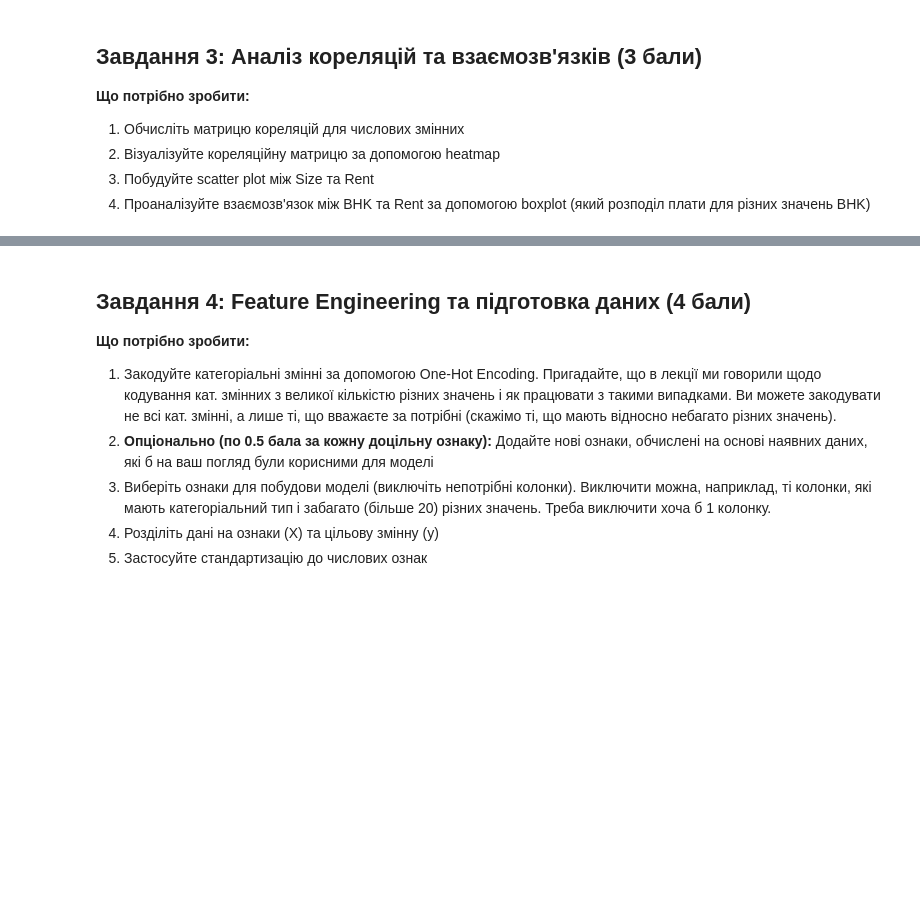
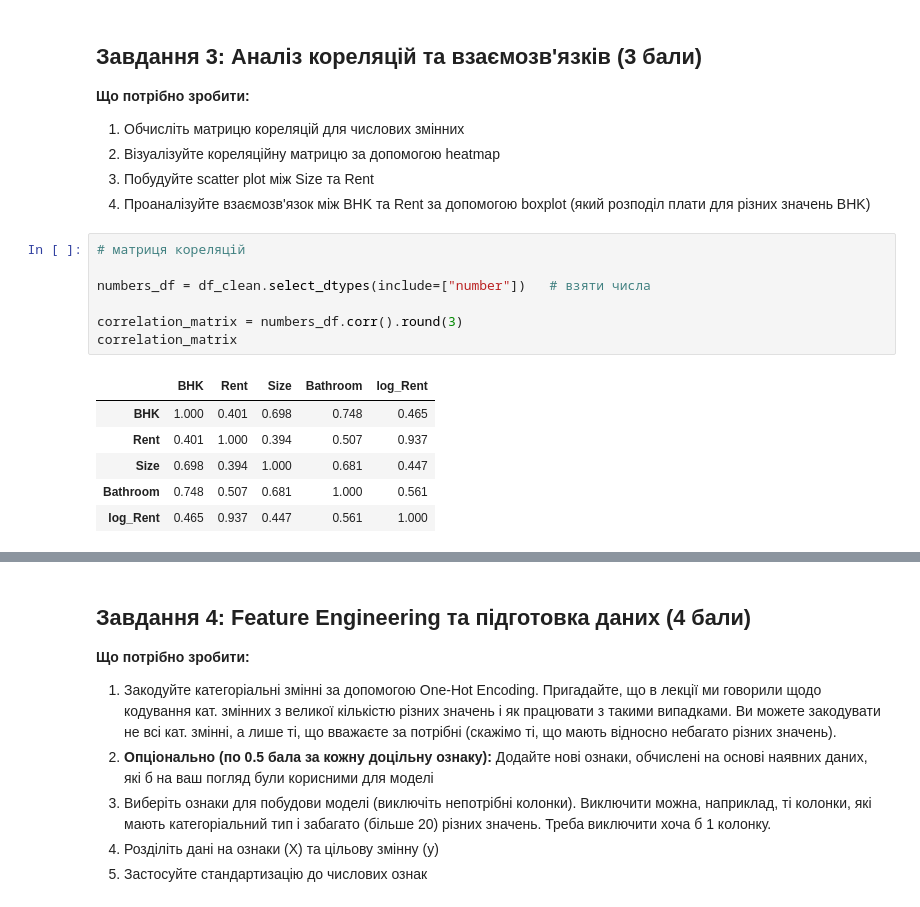
Before and after one commit to OlenaBabko/DataAnalytics_DataLovesAcademy, a Jupyter notebook: modul_16_Machine Learning Fundamentals for Data Analysts/hw/HW_16_1_Forecasting_housing_rent.ipynb, the cells around one changed output, grey strips where cells are left out. Saved outputs shown, nothing was run; the diff lists cells and outputs as text; blank space fills up the shorter version.

```diff
--- a/modul_16_Machine Learning Fundamentals for Data Analysts/hw/HW_16_1_Forecasting_housing_rent.ipynb
+++ b/modul_16_Machine Learning Fundamentals for Data Analysts/hw/HW_16_1_Forecasting_housing_rent.ipynb
@@ -256,3 +256,17 @@ df_encoded = pd.get_dummies(df_clean, columns=category_columns, drop_first=True)
 2. Візуалізуйте кореляційну матрицю за допомогою heatmap
 3. Побудуйте scatter plot між Size та Rent
 4. Проаналізуйте взаємозв'язок між BHK та Rent за допомогою boxplot (який розподіл плати для різних значень BHK)
+# %%
+# матриця кореляцій
+
+numbers_df = df_clean.select_dtypes(include=["number"])   # взяти числа
+
+correlation_matrix = numbers_df.corr().round(3)
+correlation_matrix
+# %% [output]
+|  | BHK | Rent | Size | Bathroom | log_Rent |
+| BHK | 1.000 | 0.401 | 0.698 | 0.748 | 0.465 |
+| Rent | 0.401 | 1.000 | 0.394 | 0.507 | 0.937 |
+| Size | 0.698 | 0.394 | 1.000 | 0.681 | 0.447 |
+| Bathroom | 0.748 | 0.507 | 0.681 | 1.000 | 0.561 |
+| log_Rent | 0.465 | 0.937 | 0.447 | 0.561 | 1.000 |
```
Also changed, not shown: parts of 7 cells of this notebook.
